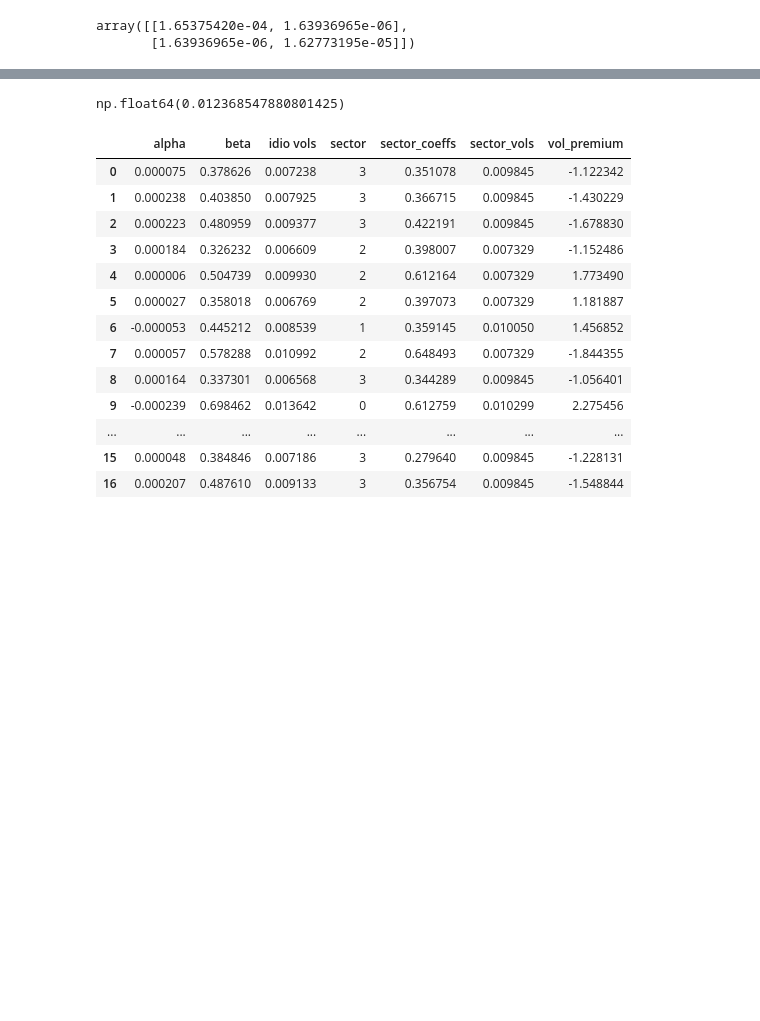
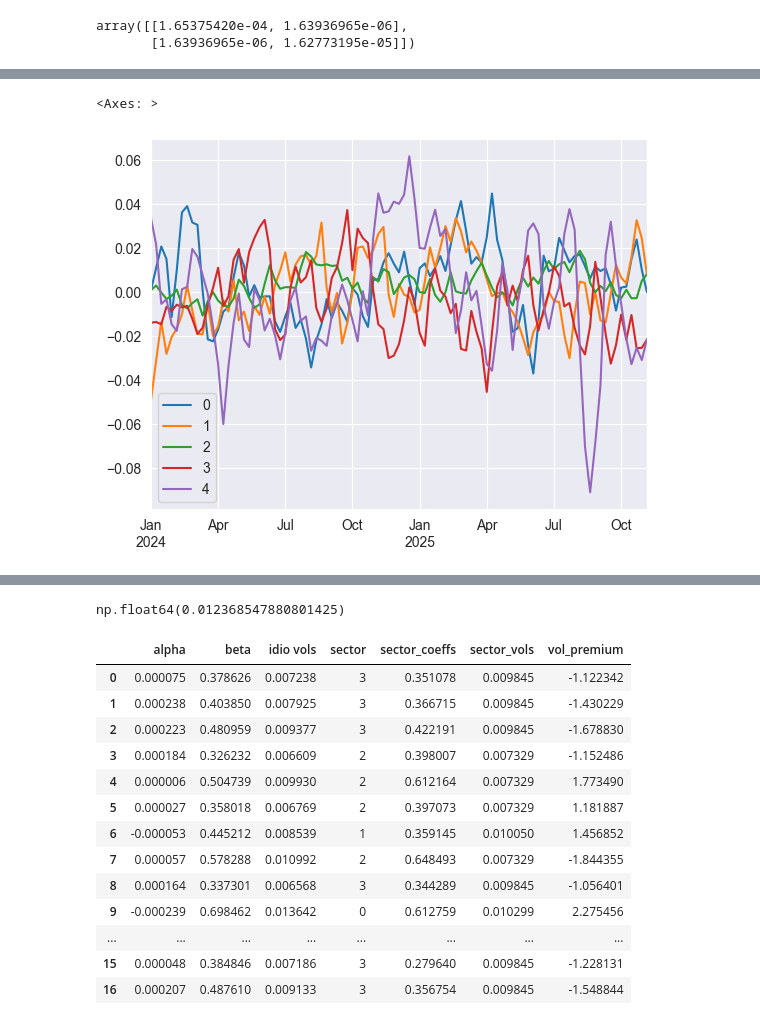
Before and after one commit to V4laky/PortfolioMPC, a Jupyter notebook: notebooks/MarketSim_tests.ipynb, the cells around one changed output, grey strips where cells are left out. Cells and saved outputs as stored; diff of their text form; code cells hidden in the pictures; blank space fills up the shorter version.

```diff
--- a/notebooks/MarketSim_tests.ipynb
+++ b/notebooks/MarketSim_tests.ipynb
@@ -295,0 +304,5 @@ np.exp(ms.mean()).cumprod().plot(legend=False)
+# %%
+smooth_market = market._calc_smooth_factor(pd.DataFrame(sects[0].T), 'ewm', 20)
+ii = pd.date_range(start='2024-01-01', periods=len(smooth_market.index), freq='B')
+smooth_market.index =  ii
+smooth_market = smooth_market.resample('W-FRI').sum()
@@ -296,3 +325,8 @@ np.exp(ms.mean()).cumprod().plot(legend=False)
+# %%
+(smooth_market).plot()
+# %% [output]
+<Axes: >
+[figure, added]
 # %%
 np.exp(ms.T).cumprod().plot(legend=False)
 # %% [output]
```
Also changed, not shown: parts of 12 cells of this notebook, 5 other files.
